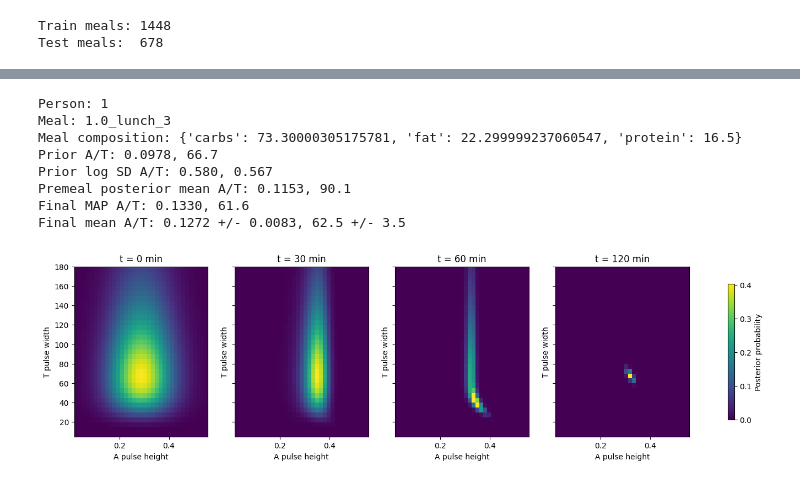
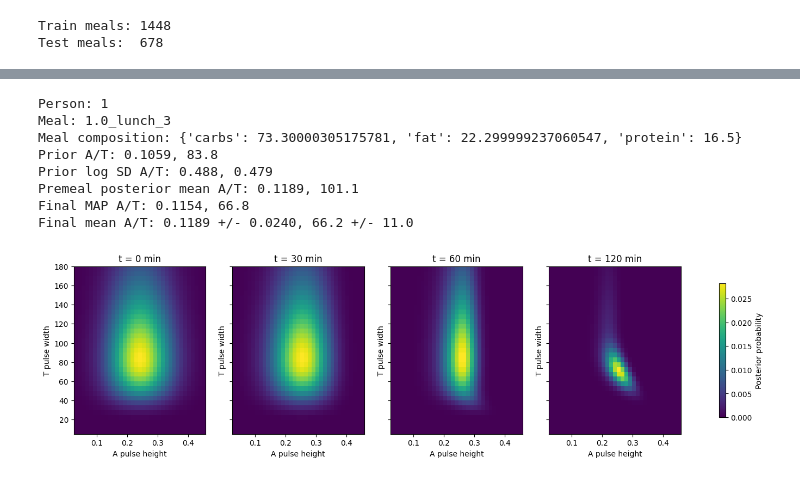
Before and after one commit to vskantze/dynamic-metabolic-state, a Jupyter notebook: nbs/mode2_online_bayesian_meal_identification_real_data.ipynb, the cells around one changed output, grey strips where cells are left out. Cells and saved outputs as stored; diff of their text form; code cells hidden in the pictures.

```diff
--- a/nbs/mode2_online_bayesian_meal_identification_real_data.ipynb
+++ b/nbs/mode2_online_bayesian_meal_identification_real_data.ipynb
@@ -363,6 +367,14 @@ FEATURE_NAMES = [
 #   - fat/protein should not directly reduce A; their main effect is through T
 #   - fat/protein should not shorten T
 USE_BIOLOGICAL_PRIOR_CONSTRAINTS = True
+
+# The completed-meal label posterior should not treat every 5-min CGM point
+# as independent. These settings prevent overly sharp A/T labels.
+LABEL_OBSERVATION_SIGMA = 18.0
+LABEL_LIKELIHOOD_TEMPERATURE = 0.20
+PREMEAL_PRIOR_LOG_SD_INFLATION = 1.20
+PREMEAL_PRIOR_LOG_A_SD_MIN = 0.35
+PREMEAL_PRIOR_LOG_T_SD_MIN = 0.35
 
 
 def meal_feature_vector(sample):
@@ -464,7 +476,14 @@ def summarize_at_posterior(A_grid, T_grid, posterior):
     }
 
 
-def infer_completed_meal_at_posterior(sample, theta=None, A_grid=None, T_grid=None, sigma=12.0):
+def infer_completed_meal_at_posterior(
+    sample,
+    theta=None,
+    A_grid=None,
+    T_grid=None,
+    sigma=LABEL_OBSERVATION_SIGMA,
+    likelihood_temperature=LABEL_LIKELIHOOD_TEMPERATURE,
+):
     """
     Full-meal posterior label p(A,T | completed CGM) for one historical meal.
 
@@ -487,7 +506,8 @@ def infer_completed_meal_at_posterior(sample, theta=None, A_grid=None, T_grid=No
             pred = trace["glucose_pred"]
             trajectory_array[i, j] = pred
             resid = glucose[post] - pred[post]
-            logpost[i, j] = -0.5 * float(np.sum((resid / sigma) ** 2))
+            ll = -0.5 * float(np.sum((resid / sigma) ** 2))
+            logpost[i, j] = float(likelihood_temperature) * ll
 
     posterior = softmax_log(logpost)
     summary = summarize_at_posterior(A_grid, T_grid, posterior)
@@ -720,8 +740,14 @@ corrected_log_T = np.array([
     for base, row in zip(base_log_T, at_label_rows)
 ])
 
-PREMEAL_LOG_A_SD = float(max(weighted_std(y_log_A - corrected_log_A, label_weights), 0.25))
-PREMEAL_LOG_T_SD = float(max(weighted_std(y_log_T - corrected_log_T, label_weights), 0.25))
+PREMEAL_LOG_A_SD = float(max(
+    PREMEAL_PRIOR_LOG_SD_INFLATION * weighted_std(y_log_A - corrected_log_A, label_weights),
+    PREMEAL_PRIOR_LOG_A_SD_MIN,
+))
+PREMEAL_LOG_T_SD = float(max(
+    PREMEAL_PRIOR_LOG_SD_INFLATION * weighted_std(y_log_T - corrected_log_T, label_weights),
+    PREMEAL_PRIOR_LOG_T_SD_MIN,
+))
 
 label_weight_summary = pd.Series(label_weights, name="label_weight").describe().to_frame().T
 person_adjustment_summary = pd.DataFrame({
@@ -817,6 +843,7 @@ def predict_meal_prior(sample):
 print(f"Learned completed-meal labels: {len(at_label_rows)}")
 print(f"Label grid: A={LABEL_A_GRID_SIZE}, T={LABEL_T_GRID_SIZE}")
 print(f"Premeal prior log SDs: A={PREMEAL_LOG_A_SD:.3f}, T={PREMEAL_LOG_T_SD:.3f}")
+print(f"Label likelihood sigma/temp: {LABEL_OBSERVATION_SIGMA:.1f}, {LABEL_LIKELIHOOD_TEMPERATURE:.2f}")
 print(f"Biological constraints active: {USE_BIOLOGICAL_PRIOR_CONSTRAINTS}")
 print(f"Person slope features A: {PERSON_A_SLOPE_FEATURES}")
 print(f"Person slope features T: {PERSON_T_SLOPE_FEATURES}")
@@ -2098,7 +2620,7 @@ result = online_meal_posterior(
     example_theta,
     A_grid=A_grid,
     T_grid=T_grid,
-    sigma=12.0,
+    sigma=ONLINE_OBSERVATION_SIGMA,
     A_prior=A_prior,
     T_prior=T_prior,
     A_log_sd=example_prior["A_log_sd"],
@@ -2119,39 +2641,39 @@ print(f"Premeal posterior mean A/T: {pre_summary['A_mean']:.4f}, {pre_summary['T
 print(f"Final MAP A/T: {final_summary['A_map']:.4f}, {final_summary['T_map']:.1f}")
 print(f"Final mean A/T: {final_summary['A_mean']:.4f} +/- {final_summary['A_sd']:.4f}, {final_summary['T_mean']:.1f} +/- {final_summary['T_sd']:.1f}")
 
 snapshots = [
     index_nearest(result["time"], 0),
     index_nearest(result["time"], 30),
     index_nearest(result["time"], 60),
     index_nearest(result["time"], 120),
 ]
 
 fig, axes = plt.subplots(1, len(snapshots), figsize=(18, 4), sharey=True)
 
 for ax, idx in zip(axes, snapshots):
     posterior = result["posterior_history"][idx]
     im = ax.imshow(
         posterior,
         origin="lower",
         aspect="auto",
         extent=[A_grid[0], A_grid[-1], T_grid[0], T_grid[-1]],
     )
     ax.set_title(f"t = {result['time'][idx]:.0f} min")
     ax.set_xlabel("A pulse height")
     ax.set_ylabel("T pulse width")
 
 fig.colorbar(im, ax=axes.ravel().tolist(), shrink=0.8, label="Posterior probability")
 plt.show()
 # %% [output]
 Person: 1
 Meal: 1.0_lunch_3
 Meal composition: {'carbs': 73.30000305175781, 'fat': 22.299999237060547, 'protein': 16.5}
-Prior A/T: 0.0978, 66.7
-Prior log SD A/T: 0.580, 0.567
-Premeal posterior mean A/T: 0.1153, 90.1
-Final MAP A/T: 0.1330, 61.6
-Final mean A/T: 0.1272 +/- 0.0083, 62.5 +/- 3.5
+Prior A/T: 0.1059, 83.8
+Prior log SD A/T: 0.488, 0.479
+Premeal posterior mean A/T: 0.1189, 101.1
+Final MAP A/T: 0.1154, 66.8
+Final mean A/T: 0.1189 +/- 0.0240, 66.2 +/- 11.0
-[figure, old version]
+[figure, new version]
 # %%
 # =========================================================
 # ONLINE FORECAST EVOLUTION
```
Also changed, not shown: parts of 26 cells of this notebook.
